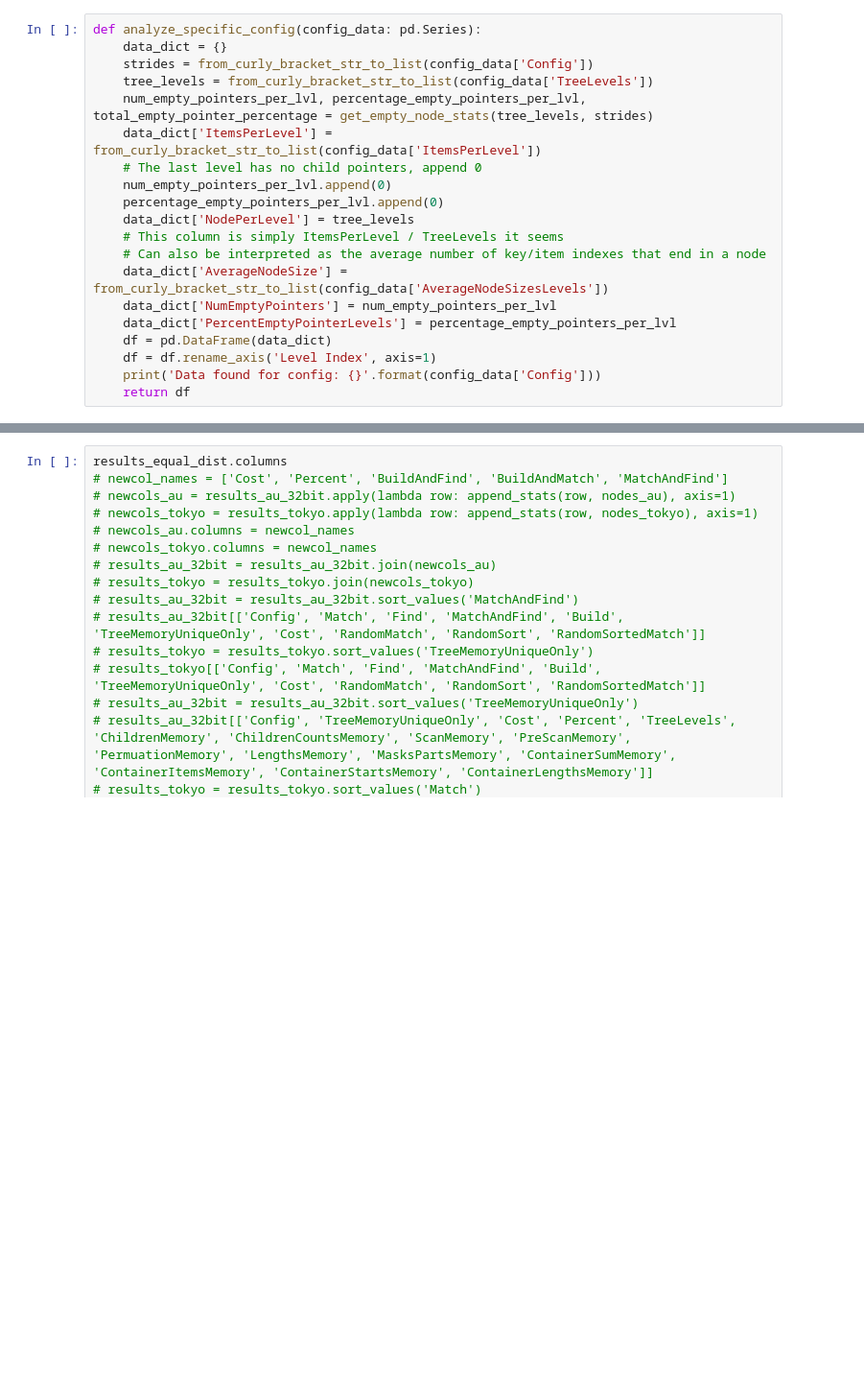
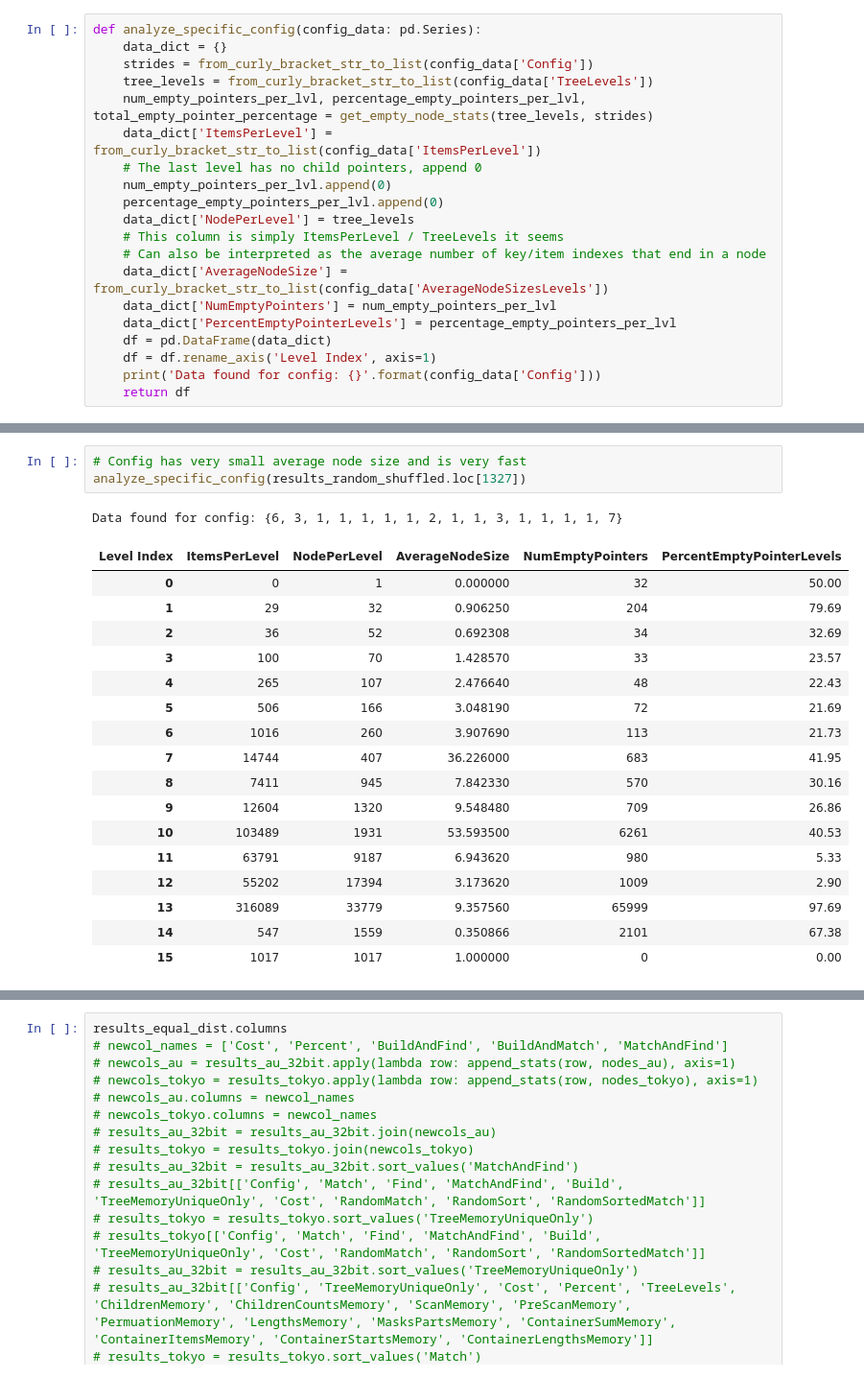
Before and after one commit to matrackif/TrieStrides, a Jupyter notebook: flavors_data_analysis.ipynb, the cells around one changed output, grey strips where cells are left out. Shown at 96% size. Cells and saved outputs as stored; diff of their text form; blank space fills up the shorter version.

Commit message:
Add new data

```diff
--- a/flavors_data_analysis.ipynb
+++ b/flavors_data_analysis.ipynb
@@ -478,0 +531,22 @@ Data found for config: {17, 3, 2, 1, 1, 3, 5}
+# %%
+# Config has very small average node size and is very fast
+analyze_specific_config(results_random_shuffled.loc[1327])
+# %% [output]
+Data found for config: {6, 3, 1, 1, 1, 1, 1, 2, 1, 1, 3, 1, 1, 1, 1, 7}
+| Level Index | ItemsPerLevel | NodePerLevel | AverageNodeSize | NumEmptyPointers | PercentEmptyPointerLevels |
+| 0 | 0 | 1 | 0.000000 | 32 | 50.00 |
+| 1 | 29 | 32 | 0.906250 | 204 | 79.69 |
+| 2 | 36 | 52 | 0.692308 | 34 | 32.69 |
+| 3 | 100 | 70 | 1.428570 | 33 | 23.57 |
+| 4 | 265 | 107 | 2.476640 | 48 | 22.43 |
+| 5 | 506 | 166 | 3.048190 | 72 | 21.69 |
+| 6 | 1016 | 260 | 3.907690 | 113 | 21.73 |
+| 7 | 14744 | 407 | 36.226000 | 683 | 41.95 |
+| 8 | 7411 | 945 | 7.842330 | 570 | 30.16 |
+| 9 | 12604 | 1320 | 9.548480 | 709 | 26.86 |
+| 10 | 103489 | 1931 | 53.593500 | 6261 | 40.53 |
+| 11 | 63791 | 9187 | 6.943620 | 980 | 5.33 |
+| 12 | 55202 | 17394 | 3.173620 | 1009 | 2.90 |
+| 13 | 316089 | 33779 | 9.357560 | 65999 | 97.69 |
+| 14 | 547 | 1559 | 0.350866 | 2101 | 67.38 |
+| 15 | 1017 | 1017 | 1.000000 | 0 | 0.00 |
```
Also changed, not shown: parts of 12 cells of this notebook.
